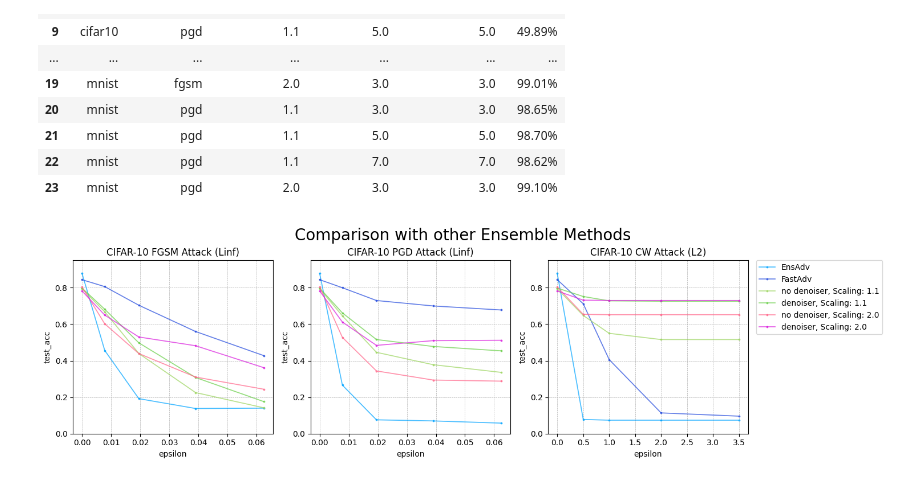
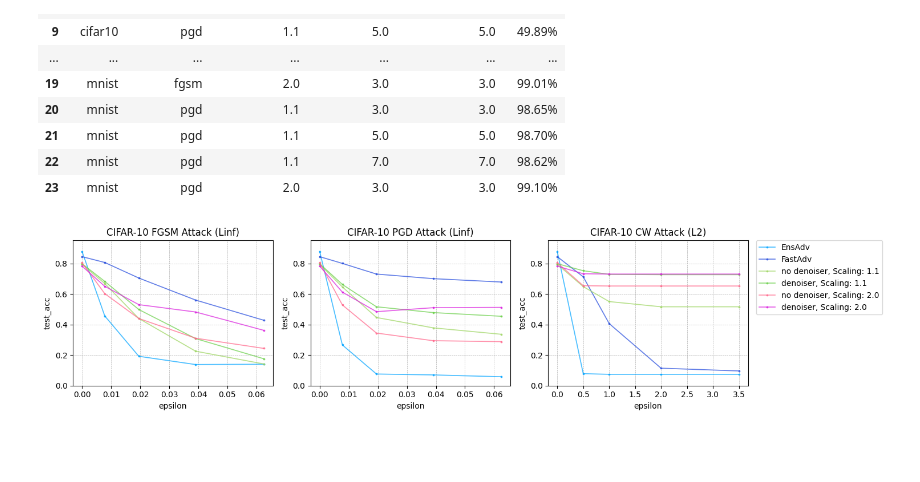
Before and after one commit to JasonTang99/gaussian-pyramid-defense, a Jupyter notebook: plot_exp.ipynb, the cells around one changed output. Cells and saved outputs as stored; diff of their text form; code cells hidden in the pictures; blank space fills up the shorter version.

```diff
--- a/plot_exp.ipynb
+++ b/plot_exp.ipynb
@@ -316,7 +316,7 @@ for i, name in enumerate(plot_data['mnist_fgsm'].keys()):
     color_map[name] = colors[i]
 
 # plot
-fig, ax = plt.subplots(2, 3, figsize=(15, 8))
+fig, ax = plt.subplots(2, 3, figsize=(15, 7))
 ax[0, 0].set_title('MNIST FGSM Attack (Linf)')
 ax[0, 1].set_title('MNIST PGD Attack (Linf)')
 ax[0, 2].set_title('MNIST CW Attack (L2)')
@@ -333,7 +333,6 @@ for i in range(2):
                 linewidth=1.25, markersize=1.75, alpha=0.75,
                 color=color_map[name])
 
-        ax[i, j].legend()
         ax[i, j].set_xlabel('epsilon')
         ax[i, j].set_ylabel('test_acc')
         # set grid
@@ -343,8 +342,11 @@ for i in range(2):
         else:
             ax[i, j].set_ylim(y_ranges[i])
 
+# set legend
+ax[0,2].legend(bbox_to_anchor=(1.04, 1), borderaxespad=0)
+
 # set title
-fig.suptitle('Comparison of Voting Methods (Ensemble only)', fontsize=20, y=0.98)
+# fig.suptitle('Comparison of Voting Methods (Ensemble only)', fontsize=20, y=0.98)
 
 plt.tight_layout()
 plt.savefig('graphs/voting_methods.png', dpi=100, bbox_inches='tight', pad_inches=0.05)
@@ -663,33 +665,33 @@ colors = """
 colors = [c.strip() for c in colors.split('\n') if c.strip()]
 color_map = {}
 for i, k in enumerate(plot_data['fgsm'].keys()):
     color_map[k] = colors[i]
 
 # plot
-fig, ax = plt.subplots(1, 3, figsize=(15, 4))
+fig, ax = plt.subplots(1, 3, figsize=(15, 3.5))
 ax[0].set_title('CIFAR-10 FGSM Attack (Linf)')
 ax[1].set_title('CIFAR-10 PGD Attack (Linf)')
 ax[2].set_title('CIFAR-10 CW Attack (L2)')
 for i in range(3):
     ax[i].set_xlabel('epsilon')
     ax[i].set_ylabel('test_acc')
 # plot test_acc vs epsilon for each scaling factor
 keys = plot_data[f'fgsm'].keys()
 for i, attack_type in enumerate(['fgsm', 'pgd', 'cw']):
     for k in keys:
         name, data = k, plot_data[attack_type][k]
         ax[i].plot(data[1], data[0], label=name, marker='o',
             linewidth=1.25, markersize=1.75, alpha=0.7,
             color=color_map[name])
     ax[i].set_ylim(0, 0.95)
     ax[i].grid(True, which='major', axis='both', linestyle='--', linewidth=0.5)
 
     # ax[i].legend()
 ax[2].legend(bbox_to_anchor=(1.04, 1), borderaxespad=0)
 plt.tight_layout()
-plt.suptitle('Comparison with other Ensemble Methods', fontsize=20, y=1.05)
+# plt.suptitle('Comparison with other Ensemble Methods', fontsize=20, y=1.05)
 
 plt.savefig('graphs/comparison.png', dpi=200, bbox_inches='tight', pad_inches=0.05)
 plt.show()
 # %% [output]
-[figure, old version]
+[figure, new version]
```
Also changed, not shown: parts of 4 cells of this notebook, 13 other files.
